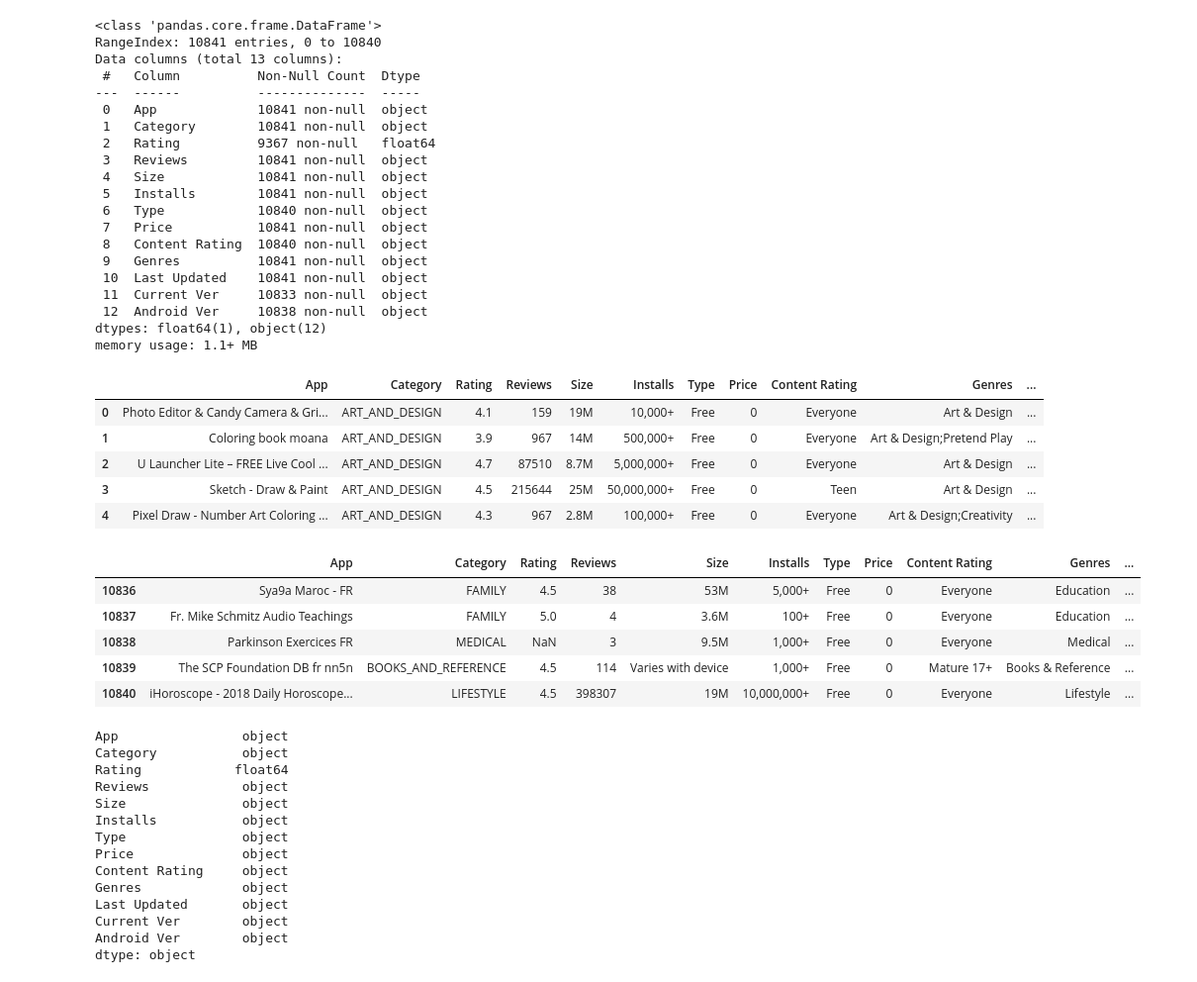
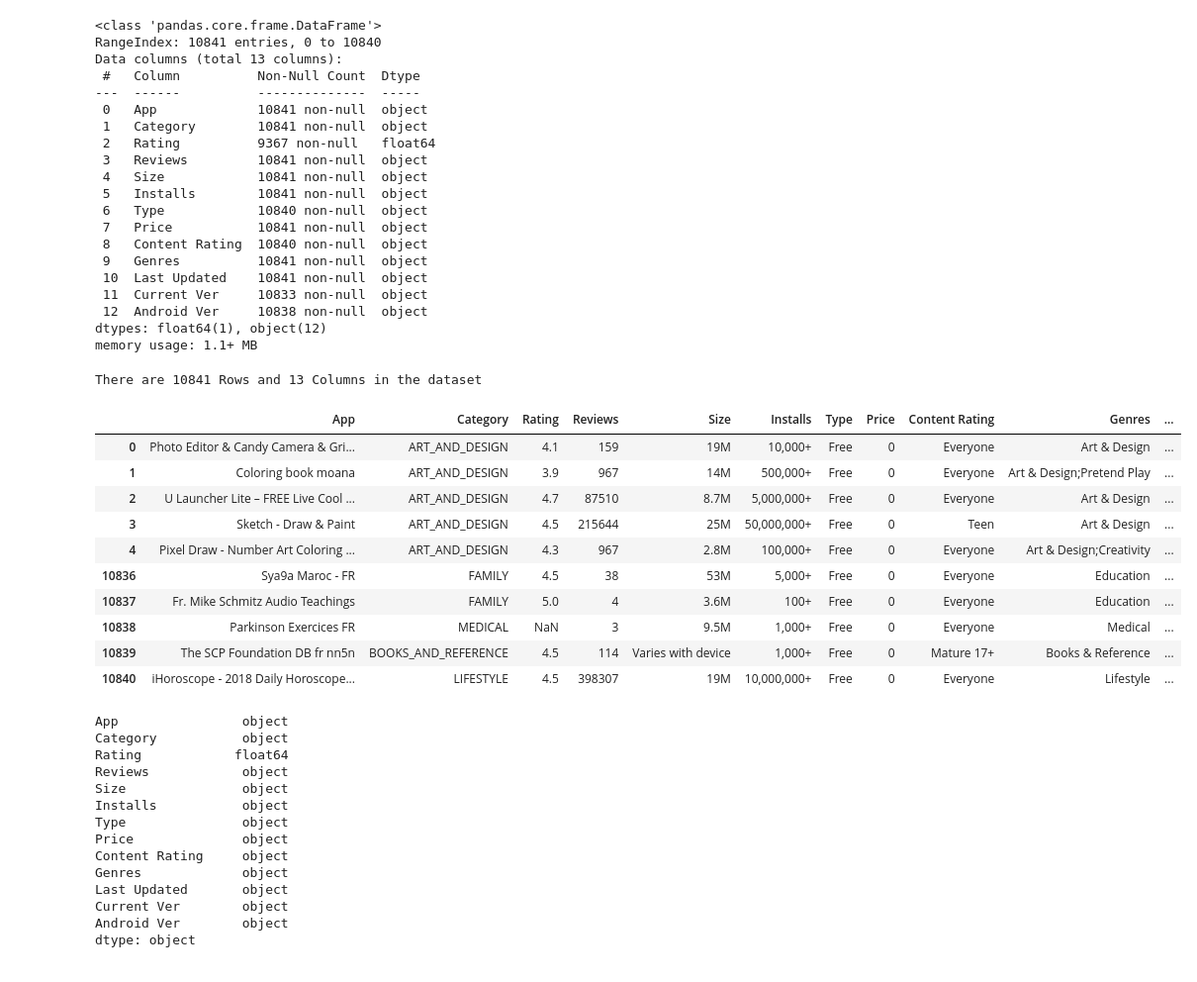
Before and after one commit to Amrutha123BS/Play-Store-App-Review-Analysis, a Jupyter notebook: Play_Store_App_Review_Analysis_Capstone_Project.ipynb, the cells around one changed output. Shown at 99% size. Drawn from its saved outputs; the diff is of its cells as text; code cells hidden in the pictures.

```diff
--- a/Play_Store_App_Review_Analysis_Capstone_Project.ipynb
+++ b/Play_Store_App_Review_Analysis_Capstone_Project.ipynb
@@ -48,24 +44,30 @@ Data columns (total 13 columns):
  12  Android Ver     10838 non-null  object
 dtypes: float64(1), object(12)
 memory usage: 1.1+ MB
-# %%
-PlayStore_df.head()
-# %% [output]
-|  | App | Category | Rating | Reviews | Size | Installs | Type | Price | Content Rating | Genres | ... |
-| 0 | Photo Editor & Candy Camera & Gri... | ART_AND_DESIGN | 4.1 | 159 | 19M | 10,000+ | Free | 0 | Everyone | Art & Design | ... |
-| 1 | Coloring book moana | ART_AND_DESIGN | 3.9 | 967 | 14M | 500,000+ | Free | 0 | Everyone | Art & Design;Pretend Play | ... |
-| 2 | U Launcher Lite – FREE Live Cool ... | ART_AND_DESIGN | 4.7 | 87510 | 8.7M | 5,000,000+ | Free | 0 | Everyone | Art & Design | ... |
-| 3 | Sketch - Draw & Paint | ART_AND_DESIGN | 4.5 | 215644 | 25M | 50,000,000+ | Free | 0 | Teen | Art & Design | ... |
-| 4 | Pixel Draw - Number Art Coloring ... | ART_AND_DESIGN | 4.3 | 967 | 2.8M | 100,000+ | Free | 0 | Everyone | Art & Design;Creativity | ... |
-# %%
-PlayStore_df.tail()
-# %% [output]
-|  | App | Category | Rating | Reviews | Size | Installs | Type | Price | Content Rating | Genres | ... |
-| 10836 | Sya9a Maroc - FR | FAMILY | 4.5 | 38 | 53M | 5,000+ | Free | 0 | Everyone | Education | ... |
-| 10837 | Fr. Mike Schmitz Audio Teachings | FAMILY | 5.0 | 4 | 3.6M | 100+ | Free | 0 | Everyone | Education | ... |
-| 10838 | Parkinson Exercices FR | MEDICAL | NaN | 3 | 9.5M | 1,000+ | Free | 0 | Everyone | Medical | ... |
-| 10839 | The SCP Foundation DB fr nn5n | BOOKS_AND_REFERENCE | 4.5 | 114 | Varies with device | 1,000+ | Free | 0 | Mature 17+ | Books & Reference | ... |
-| 10840 | iHoroscope - 2018 Daily Horoscope... | LIFESTYLE | 4.5 | 398307 | 19M | 10,000,000+ | Free | 0 | Everyone | Lifestyle | ... |
+# %%
+rows = PlayStore_df.shape[0]
+column = PlayStore_df.shape[1]
+#print('There are {} Rows and {} Columns in the dataset'.format(rows, column)).............?
+print(f'There are {rows} Rows and {column} Columns in the dataset')
+# %% [output]
+There are 10841 Rows and 13 Columns in the dataset
+# %%
+# Lets see the head and tail of PlayStore dataframe together by concatinating both.
+
+PS_new_df  = pd.concat([PlayStore_df.head(),PlayStore_df.tail()])
+PS_new_df
+# %% [output]
+|  | App | Category | Rating | Reviews | Size | Installs | Type | Price | Content Rating | Genres | ... |
+| 0 | Photo Editor & Candy Camera & Gri... | ART_AND_DESIGN | 4.1 | 159 | 19M | 10,000+ | Free | 0 | Everyone | Art & Design | ... |
+| 1 | Coloring book moana | ART_AND_DESIGN | 3.9 | 967 | 14M | 500,000+ | Free | 0 | Everyone | Art & Design;Pretend Play | ... |
+| 2 | U Launcher Lite – FREE Live Cool ... | ART_AND_DESIGN | 4.7 | 87510 | 8.7M | 5,000,000+ | Free | 0 | Everyone | Art & Design | ... |
+| 3 | Sketch - Draw & Paint | ART_AND_DESIGN | 4.5 | 215644 | 25M | 50,000,000+ | Free | 0 | Teen | Art & Design | ... |
+| 4 | Pixel Draw - Number Art Coloring ... | ART_AND_DESIGN | 4.3 | 967 | 2.8M | 100,000+ | Free | 0 | Everyone | Art & Design;Creativity | ... |
+| 10836 | Sya9a Maroc - FR | FAMILY | 4.5 | 38 | 53M | 5,000+ | Free | 0 | Everyone | Education | ... |
+| 10837 | Fr. Mike Schmitz Audio Teachings | FAMILY | 5.0 | 4 | 3.6M | 100+ | Free | 0 | Everyone | Education | ... |
+| 10838 | Parkinson Exercices FR | MEDICAL | NaN | 3 | 9.5M | 1,000+ | Free | 0 | Everyone | Medical | ... |
+| 10839 | The SCP Foundation DB fr nn5n | BOOKS_AND_REFERENCE | 4.5 | 114 | Varies with device | 1,000+ | Free | 0 | Mature 17+ | Books & Reference | ... |
+| 10840 | iHoroscope - 2018 Daily Horoscope... | LIFESTYLE | 4.5 | 398307 | 19M | 10,000,000+ | Free | 0 | Everyone | Lifestyle | ... |
 # %%
 PlayStore_df.dtypes
 # %% [output]
```
Also changed, not shown: parts of 19 cells of this notebook.
